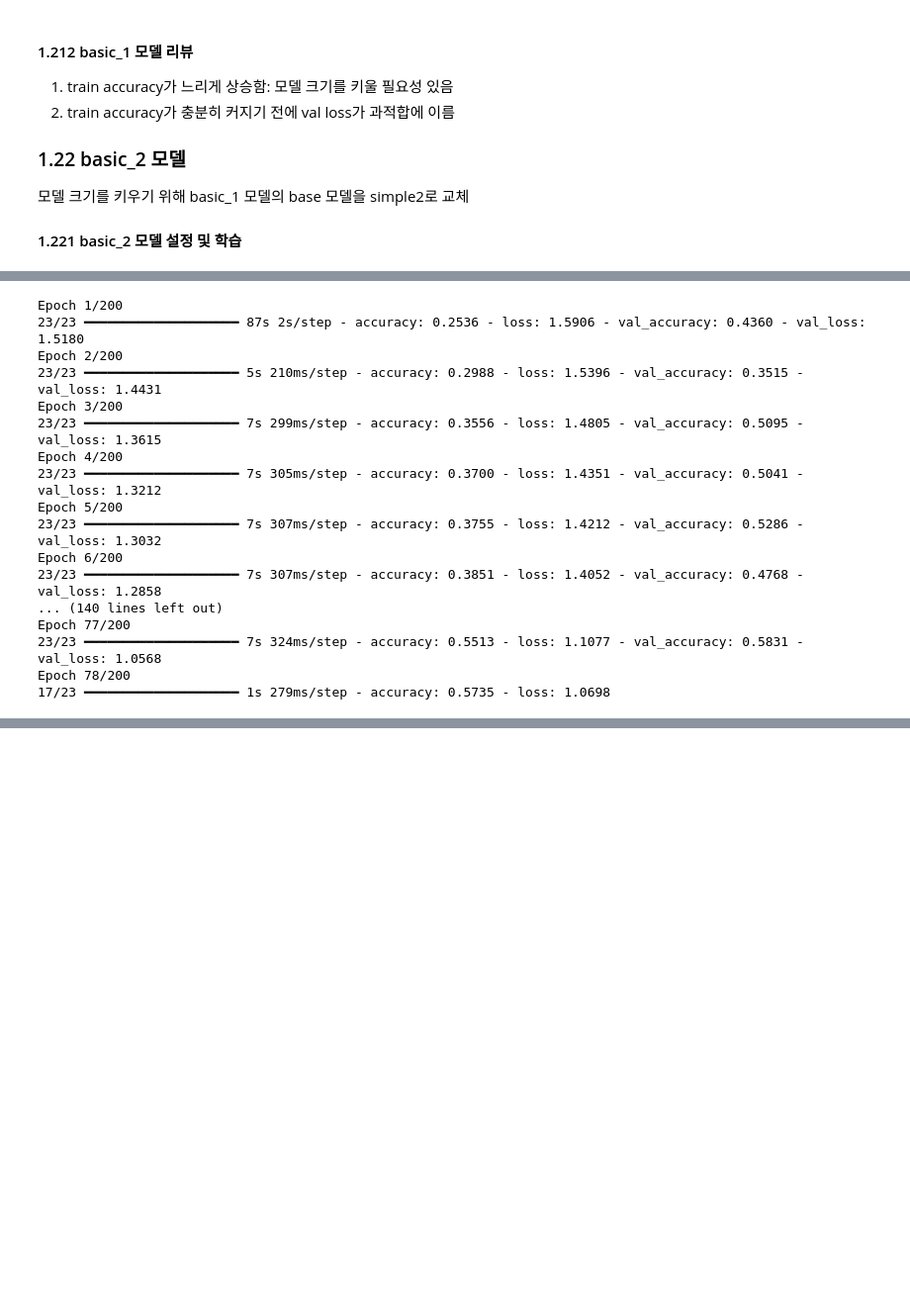
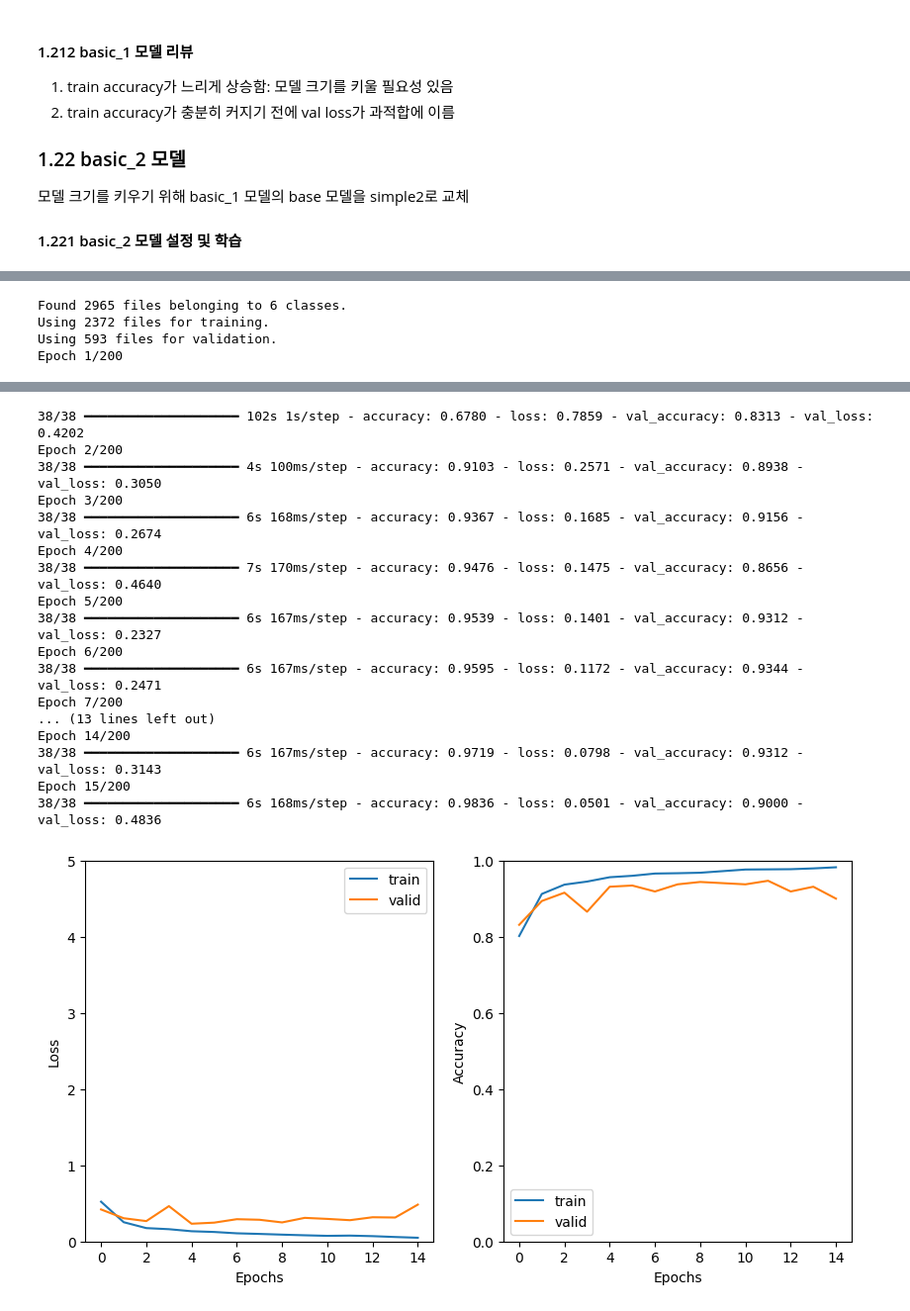
Before and after one commit to FennexFox/exp_1, a Jupyter notebook: exp_1.ipynb, the cells around one changed output, grey strips where cells are left out. Shown at 99% size. Drawn from its saved outputs; the diff is of its cells as text; code cells hidden in the pictures; blank space fills up the shorter version.

```diff
--- a/exp_1.ipynb
+++ b/exp_1.ipynb
@@ -371,46 +408,33 @@ Epoch 76/200
 # %%
-def eV2L_simple1(input_shape, learning_rate): # this can be adjusted to be hyper-tunable
-    inputs = keras.Input(shape = input_shape)
+train_ds, val_ds, test_ds = utils.load_datasets_from_directory("data_eda", val_split=0.2, batch_size=64)
 
-    x = utils.image_preprocessing_v1()(inputs)
-    x = models_base.EV2L(input_shape)(inputs, training=False)
-    x = models_top.simple1()(x)
+def eV2L(input_shape = (224, 224, 3), output_class = 6):
+    inputs = keras.Input(shape=input_shape)
 
-    outputs = layers.Dense(5, activation='softmax', name="classifier")(x)
+    features = utils.image_preprocessing_v1()(inputs)
+    features = models_base.EV2L(image_shape=input_shape)(inputs)
+    features = models_top.simple1()(features)
+    output = layers.Dense(output_class, activation='softmax')(features)
 
-    model = keras.Model(inputs, outputs)
-
-    model.compile(loss='sparse_categorical_crossentropy',
-                   optimizer=keras.optimizers.RMSprop(learning_rate=learning_rate),
-                   metrics=['accuracy'])
+    model = keras.Model(inputs=inputs, outputs=output)
 
     return model
 
-model = eV2L_simple1((224, 224, 3), 1e-3)
+model = eV2L()
 
-model_history = model.fit(train_batch,
-                          validation_data=val_batch,
-                          epochs=200,
-                          callbacks=utils.callback_earlystop(10),
-                          )
+model.compile(optimizer='rmsprop',
+              loss='categorical_crossentropy',
+              metrics=['accuracy'])
 
-utils.plot_history(model_history)
-utils.plot_prediction(model, test, batch_size=64)
+history = model.fit(train_ds,
+                    validation_data=val_ds,
+                    epochs=200,
+                    callbacks=utils.callback_earlystop(10),
+                    )
+
+utils.plot_history(history)
 # %% [output]
+Found 2965 files belonging to 6 classes.
+Using 2372 files for training.
+Using 593 files for validation.
 Epoch 1/200
-23/23 ━━━━━━━━━━━━━━━━━━━━ 87s 2s/step - accuracy: 0.2536 - loss: 1.5906 - val_accuracy: 0.4360 - val_loss: 1.5180
-Epoch 2/200
-23/23 ━━━━━━━━━━━━━━━━━━━━ 5s 210ms/step - accuracy: 0.2988 - loss: 1.5396 - val_accuracy: 0.3515 - val_loss: 1.4431
-Epoch 3/200
-23/23 ━━━━━━━━━━━━━━━━━━━━ 7s 299ms/step - accuracy: 0.3556 - loss: 1.4805 - val_accuracy: 0.5095 - val_loss: 1.3615
-Epoch 4/200
-23/23 ━━━━━━━━━━━━━━━━━━━━ 7s 305ms/step - accuracy: 0.3700 - loss: 1.4351 - val_accuracy: 0.5041 - val_loss: 1.3212
-Epoch 5/200
-23/23 ━━━━━━━━━━━━━━━━━━━━ 7s 307ms/step - accuracy: 0.3755 - loss: 1.4212 - val_accuracy: 0.5286 - val_loss: 1.3032
-Epoch 6/200
-23/23 ━━━━━━━━━━━━━━━━━━━━ 7s 307ms/step - accuracy: 0.3851 - loss: 1.4052 - val_accuracy: 0.4768 - val_loss: 1.2858
-... (140 lines left out)
-Epoch 77/200
-23/23 ━━━━━━━━━━━━━━━━━━━━ 7s 324ms/step - accuracy: 0.5513 - loss: 1.1077 - val_accuracy: 0.5831 - val_loss: 1.0568
-Epoch 78/200
-17/23 ━━━━━━━━━━━━━━━━━━━━ 1s 279ms/step - accuracy: 0.5735 - loss: 1.0698
@@ -416,0 +448,18 @@ Epoch 78/200
+38/38 ━━━━━━━━━━━━━━━━━━━━ 102s 1s/step - accuracy: 0.6780 - loss: 0.7859 - val_accuracy: 0.8313 - val_loss: 0.4202
+Epoch 2/200
+38/38 ━━━━━━━━━━━━━━━━━━━━ 4s 100ms/step - accuracy: 0.9103 - loss: 0.2571 - val_accuracy: 0.8938 - val_loss: 0.3050
+Epoch 3/200
+38/38 ━━━━━━━━━━━━━━━━━━━━ 6s 168ms/step - accuracy: 0.9367 - loss: 0.1685 - val_accuracy: 0.9156 - val_loss: 0.2674
+Epoch 4/200
+38/38 ━━━━━━━━━━━━━━━━━━━━ 7s 170ms/step - accuracy: 0.9476 - loss: 0.1475 - val_accuracy: 0.8656 - val_loss: 0.4640
+Epoch 5/200
+38/38 ━━━━━━━━━━━━━━━━━━━━ 6s 167ms/step - accuracy: 0.9539 - loss: 0.1401 - val_accuracy: 0.9312 - val_loss: 0.2327
+Epoch 6/200
+38/38 ━━━━━━━━━━━━━━━━━━━━ 6s 167ms/step - accuracy: 0.9595 - loss: 0.1172 - val_accuracy: 0.9344 - val_loss: 0.2471
+Epoch 7/200
+... (13 lines left out)
+Epoch 14/200
+38/38 ━━━━━━━━━━━━━━━━━━━━ 6s 167ms/step - accuracy: 0.9719 - loss: 0.0798 - val_accuracy: 0.9312 - val_loss: 0.3143
+Epoch 15/200
+38/38 ━━━━━━━━━━━━━━━━━━━━ 6s 168ms/step - accuracy: 0.9836 - loss: 0.0501 - val_accuracy: 0.9000 - val_loss: 0.4836
+[figure, added]
```
Also changed, not shown: parts of 14 cells of this notebook.
